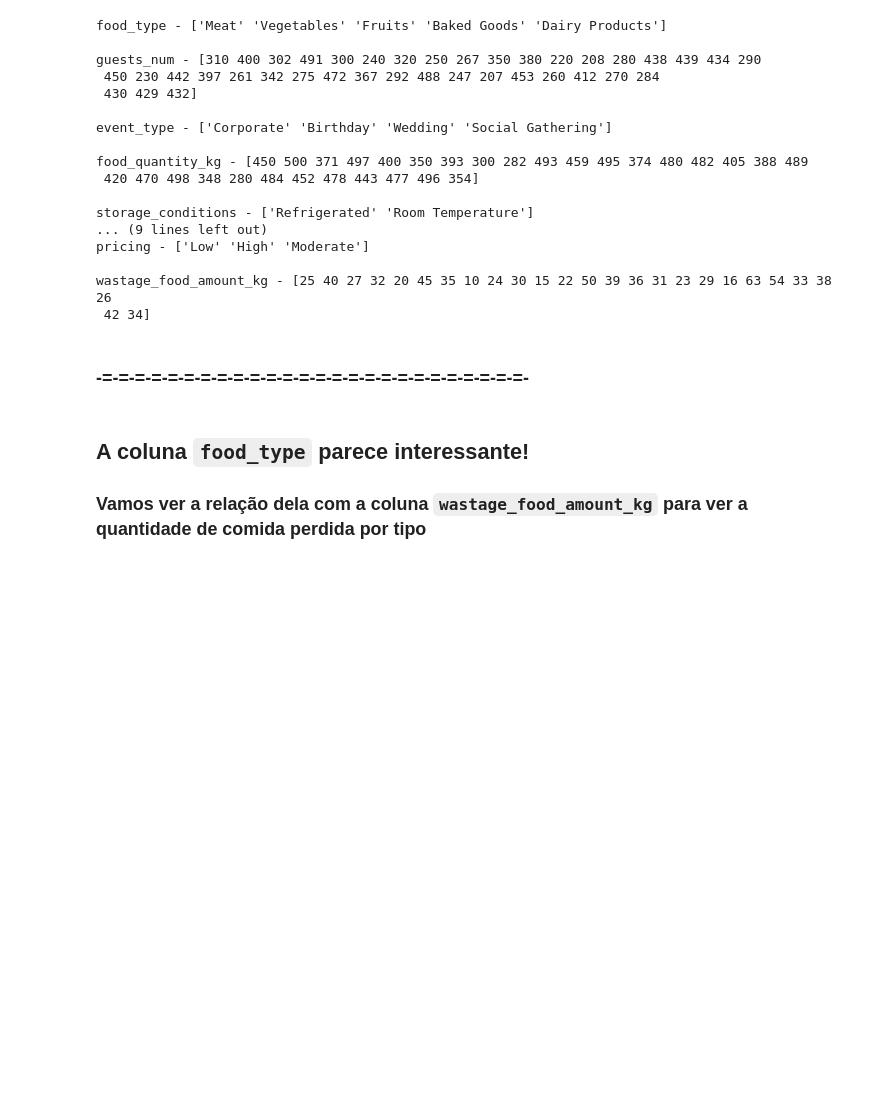
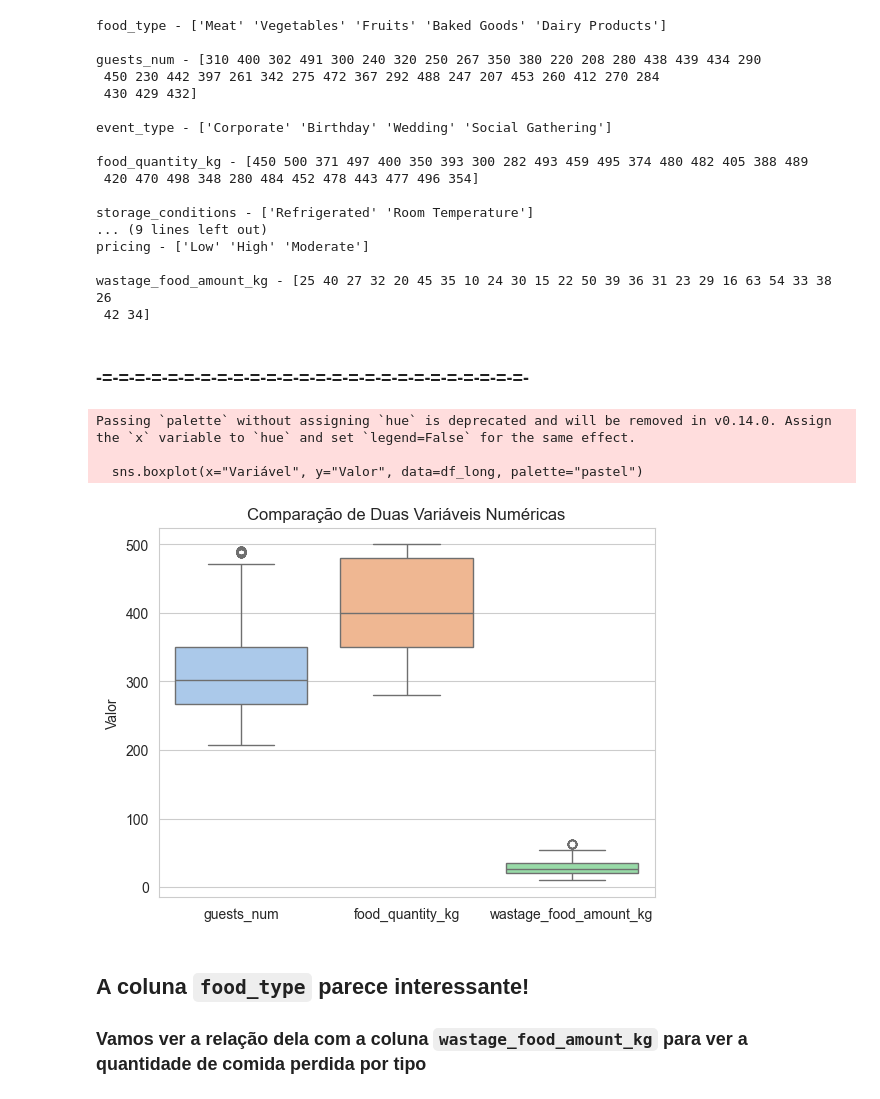
Before and after one commit to A-UTech/analise-exploratoria-cd-2ano, a Jupyter notebook: analise-perda-comida.ipynb, the cells around one changed output. Saved outputs shown, nothing was run; the diff lists cells and outputs as text; code cells hidden in the pictures; blank space fills up the shorter version.

Commit message:
Adicionando análises de wastage_food_amount com outras features.

```diff
--- a/analise-perda-comida.ipynb
+++ b/analise-perda-comida.ipynb
@@ -134,6 +134,28 @@ wastage_food_amount_kg - [25 40 27 32 20 45 35 10 24 30 15 22 50 39 36 31 23 29
  42 34]
 # %% [markdown]
 ### -=-=-=-=-=-=-=-=-=-=-=-=-=-=-=-=-=-=-=-=-=-=-=-=-=-=-
+# %%
+    df = pd.DataFrame({
+        "guests_num": data["guests_num"],
+        "food_quantity_kg": data["food_quantity_kg"],
+        "wastage_food_amount_kg": data["wastage_food_amount_kg"]
+    })
+
+    # Reorganizar para formato "longo"
+    df_long = df.melt(value_vars=["guests_num", "food_quantity_kg", "wastage_food_amount_kg"],
+                      var_name="Variável", value_name="Valor")
+
+    sns.boxplot(x="Variável", y="Valor", data=df_long, palette="pastel")
+
+    plt.title("Comparação de Duas Variáveis Numéricas")
+    plt.xlabel("")
+    plt.ylabel("Valor")
+    plt.show()
+# %% [output]
+Passing `palette` without assigning `hue` is deprecated and will be removed in v0.14.0. Assign the `x` variable to `hue` and set `legend=False` for the same effect.
+
+  sns.boxplot(x="Variável", y="Valor", data=df_long, palette="pastel")
+[figure, added]
 # %% [markdown]
 ## A coluna `food_type` parece interessante!
 ### Vamos ver a relação dela com a coluna `wastage_food_amount_kg` para ver a quantidade de comida perdida por tipo
```
Also changed, not shown: parts of 2 cells of this notebook, 1 other file.
